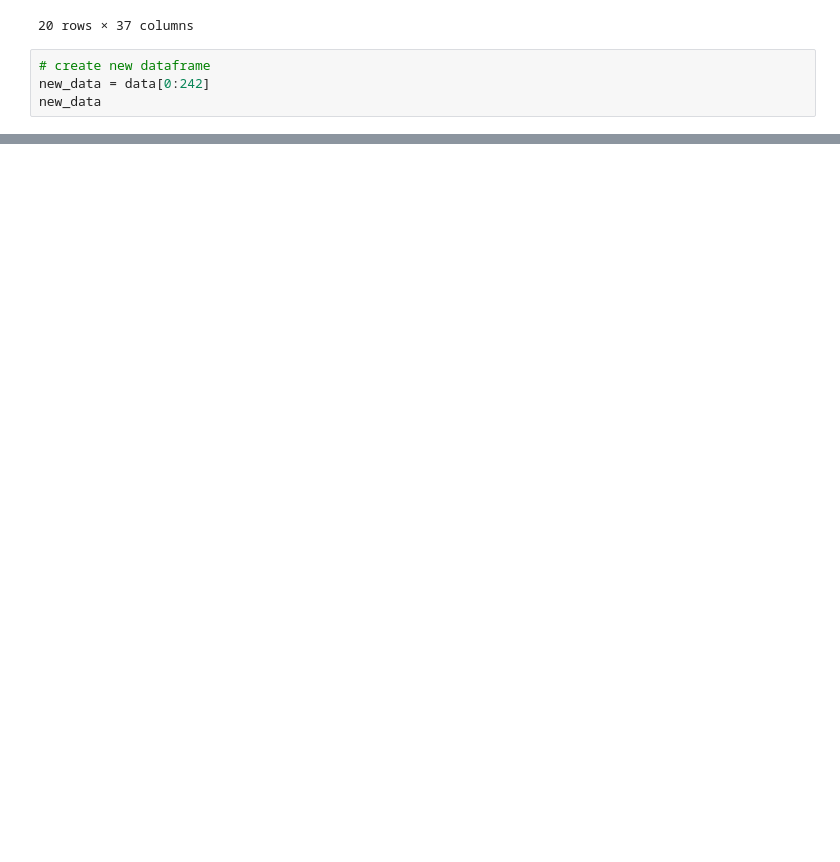
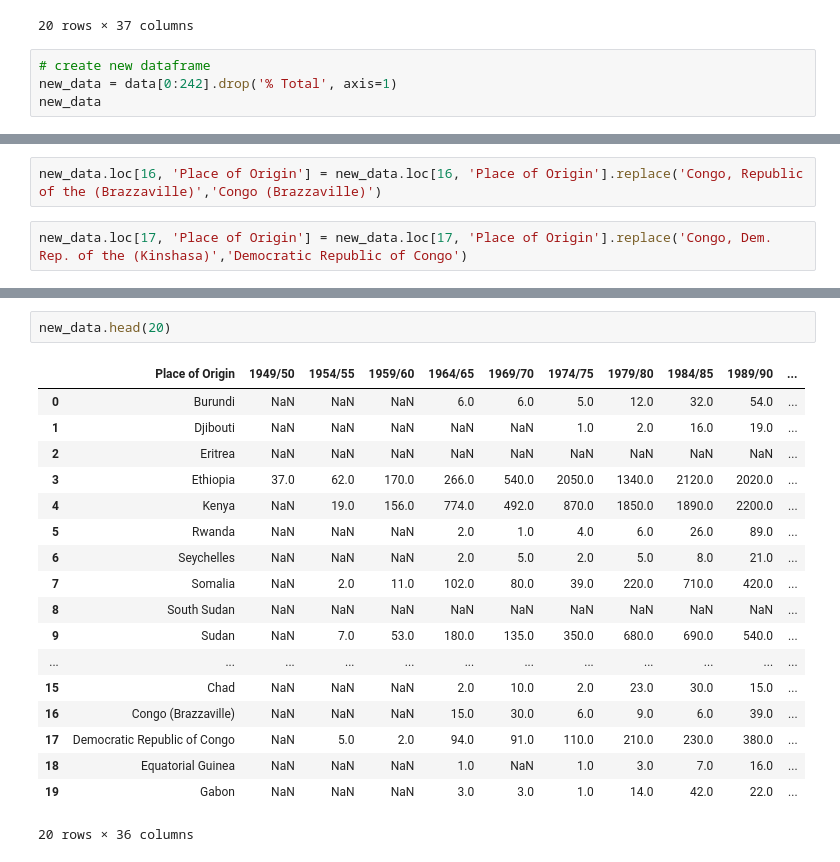
Before and after one commit to Tinashe-04/InternationalStudentsCensusData, a Jupyter notebook: InternationalStudentsCensusData.ipynb, the cells around one changed output, grey strips where cells are left out. Cells and saved outputs as stored; diff of their text form; blank space fills up the shorter version.

```diff
--- a/InternationalStudentsCensusData.ipynb
+++ b/InternationalStudentsCensusData.ipynb
@@ -52,7 +52,7 @@ data.tail(20)
 20 rows × 37 columns
 # %%
 # create new dataframe
-new_data = data[0:242]
+new_data = data[0:242].drop('% Total', axis=1)
 new_data
 # %% [output]
 |  | Place of Origin | 1949/50 | 1954/55 | 1959/60 | 1964/65 | 1969/70 | 1974/75 | 1979/80 | 1984/85 | 1989/90 | ... |
@@ -110,0 +135,4 @@ dtype: object
+# %%
+new_data.loc[16, 'Place of Origin'] = new_data.loc[16, 'Place of Origin'].replace('Congo, Republic of the (Brazzaville)','Congo (Brazzaville)')
+# %%
+new_data.loc[17, 'Place of Origin'] = new_data.loc[17, 'Place of Origin'].replace('Congo, Dem. Rep. of the (Kinshasa)','Democratic Republic of Congo')
@@ -110,0 +146,21 @@ dtype: object
+# %%
+new_data.head(20)
+# %% [output]
+|  | Place of Origin | 1949/50 | 1954/55 | 1959/60 | 1964/65 | 1969/70 | 1974/75 | 1979/80 | 1984/85 | 1989/90 | ... |
+| 0 | Burundi | NaN | NaN | NaN | 6.0 | 6.0 | 5.0 | 12.0 | 32.0 | 54.0 | ... |
+| 1 | Djibouti | NaN | NaN | NaN | NaN | NaN | 1.0 | 2.0 | 16.0 | 19.0 | ... |
+| 2 | Eritrea | NaN | NaN | NaN | NaN | NaN | NaN | NaN | NaN | NaN | ... |
+| 3 | Ethiopia | 37.0 | 62.0 | 170.0 | 266.0 | 540.0 | 2050.0 | 1340.0 | 2120.0 | 2020.0 | ... |
+| 4 | Kenya | NaN | 19.0 | 156.0 | 774.0 | 492.0 | 870.0 | 1850.0 | 1890.0 | 2200.0 | ... |
+| 5 | Rwanda | NaN | NaN | NaN | 2.0 | 1.0 | 4.0 | 6.0 | 26.0 | 89.0 | ... |
+| 6 | Seychelles | NaN | NaN | NaN | 2.0 | 5.0 | 2.0 | 5.0 | 8.0 | 21.0 | ... |
+| 7 | Somalia | NaN | 2.0 | 11.0 | 102.0 | 80.0 | 39.0 | 220.0 | 710.0 | 420.0 | ... |
+| 8 | South Sudan | NaN | NaN | NaN | NaN | NaN | NaN | NaN | NaN | NaN | ... |
+| 9 | Sudan | NaN | 7.0 | 53.0 | 180.0 | 135.0 | 350.0 | 680.0 | 690.0 | 540.0 | ... |
+| ... | ... | ... | ... | ... | ... | ... | ... | ... | ... | ... | ... |
+| 15 | Chad | NaN | NaN | NaN | 2.0 | 10.0 | 2.0 | 23.0 | 30.0 | 15.0 | ... |
+| 16 | Congo (Brazzaville) | NaN | NaN | NaN | 15.0 | 30.0 | 6.0 | 9.0 | 6.0 | 39.0 | ... |
+| 17 | Democratic Republic of Congo | NaN | 5.0 | 2.0 | 94.0 | 91.0 | 110.0 | 210.0 | 230.0 | 380.0 | ... |
+| 18 | Equatorial Guinea | NaN | NaN | NaN | 1.0 | NaN | 1.0 | 3.0 | 7.0 | 16.0 | ... |
+| 19 | Gabon | NaN | NaN | NaN | 3.0 | 3.0 | 1.0 | 14.0 | 42.0 | 22.0 | ... |
+20 rows × 36 columns
```
Also changed, not shown: parts of 17 cells of this notebook.
